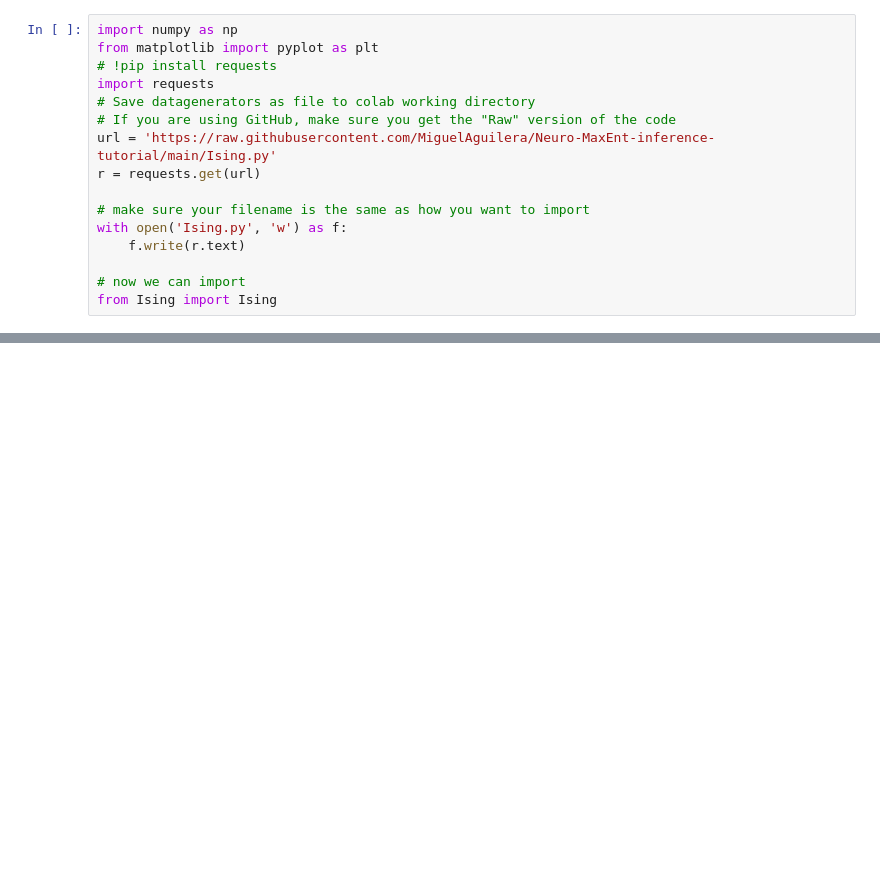
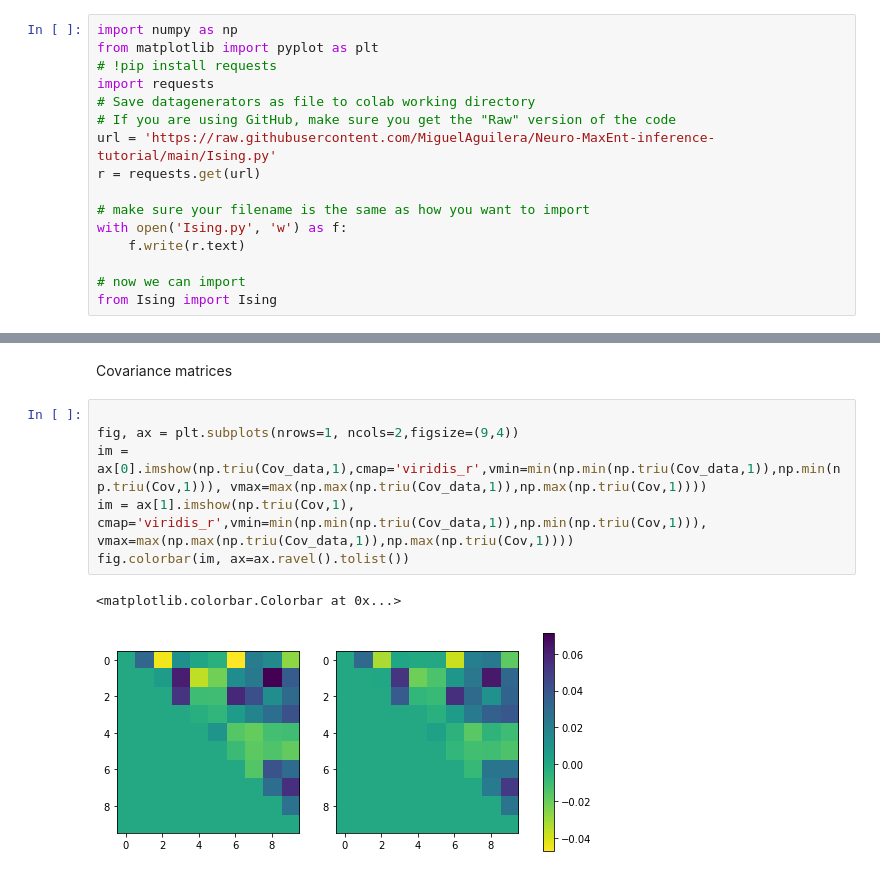
Before and after one commit to MiguelAguilera/Neuro-MaxEnt-inference-tutorial, a Jupyter notebook: Spike_train_learning.ipynb, the cells around one changed output, grey strips where cells are left out. Saved outputs shown, nothing was run; the diff lists cells and outputs as text; blank space fills up the shorter version.

```diff
--- a/Spike_train_learning.ipynb
+++ b/Spike_train_learning.ipynb
@@ -189,0 +142,11 @@ plt.colorbar()
+# %% [markdown]
+Covariance matrices
+# %%
+
+fig, ax = plt.subplots(nrows=1, ncols=2,figsize=(9,4))
+im = ax[0].imshow(np.triu(Cov_data,1),cmap='viridis_r',vmin=min(np.min(np.triu(Cov_data,1)),np.min(np.triu(Cov,1))), vmax=max(np.max(np.triu(Cov_data,1)),np.max(np.triu(Cov,1))))
+im = ax[1].imshow(np.triu(Cov,1), cmap='viridis_r',vmin=min(np.min(np.triu(Cov_data,1)),np.min(np.triu(Cov,1))), vmax=max(np.max(np.triu(Cov_data,1)),np.max(np.triu(Cov,1))))
+fig.colorbar(im, ax=ax.ravel().tolist())
+# %% [output]
+<matplotlib.colorbar.Colorbar at 0x...>
+[figure, added]
```
Also changed, not shown: parts of 10 cells of this notebook.
